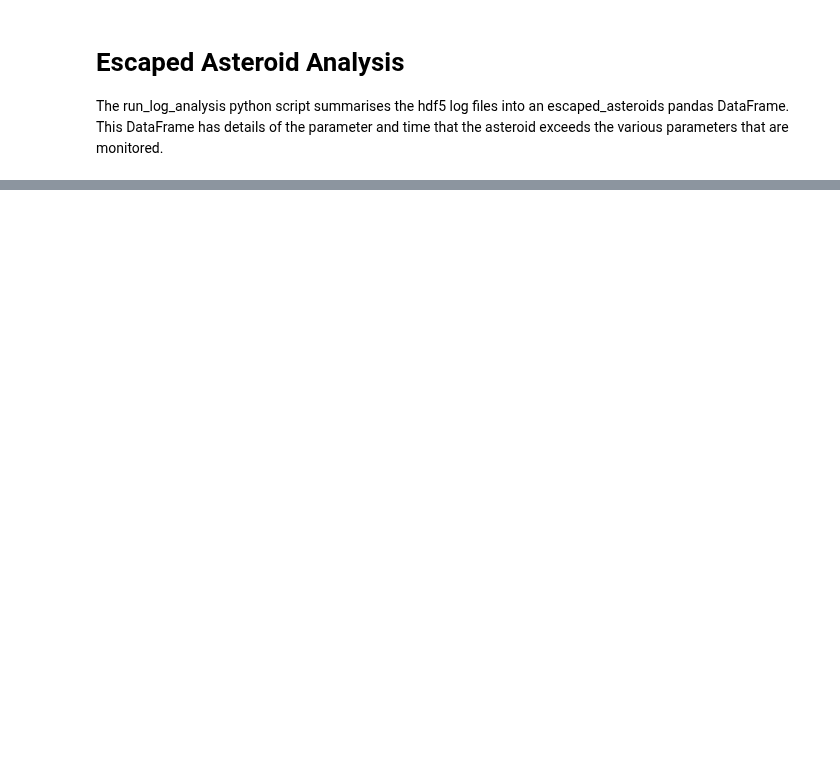
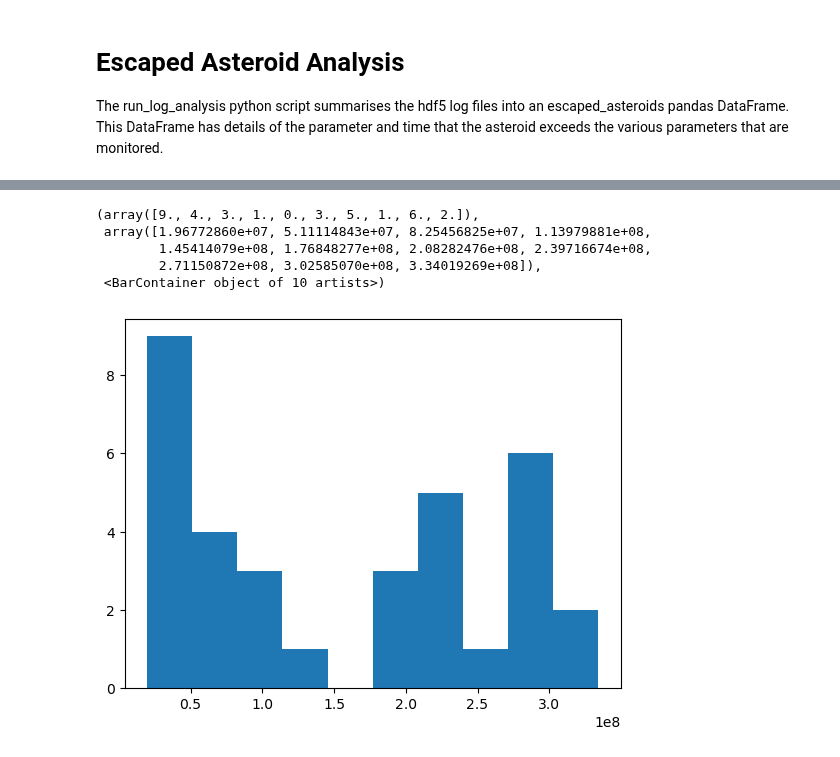
Before and after one commit to crankymax/asteroid_families, a Jupyter notebook: jupyter_notebooks/escaped_asteroid_analysis.ipynb, the cells around one changed output, grey strips where cells are left out. Cells and saved outputs as stored; diff of their text form; code cells hidden in the pictures; blank space fills up the shorter version.

```diff
--- a/jupyter_notebooks/escaped_asteroid_analysis.ipynb
+++ b/jupyter_notebooks/escaped_asteroid_analysis.ipynb
@@ -167 +103,4 @@ ast_name  vectors
 dtype: int64
+# %%
+escapee_years = ea_mvc3.loc[ea_mvc3.parameter == 6][['ast_name', 'vectors', 'integration_year']]
+escapee_years.sort_values(by=['integration_year'])
@@ -167,0 +125,9 @@ dtype: int64
+# %%
+plt.hist(escapee_years.integration_year/(2*np.pi))
+# %% [output]
+(array([9., 4., 3., 1., 0., 3., 5., 1., 6., 2.]),
+ array([1.96772860e+07, 5.11114843e+07, 8.25456825e+07, 1.13979881e+08,
+        1.45414079e+08, 1.76848277e+08, 2.08282476e+08, 2.39716674e+08,
+        2.71150872e+08, 3.02585070e+08, 3.34019269e+08]),
+ <BarContainer object of 10 artists>)
+[figure, added]
```
Also changed, not shown: parts of 22 cells of this notebook, 9 other files.
